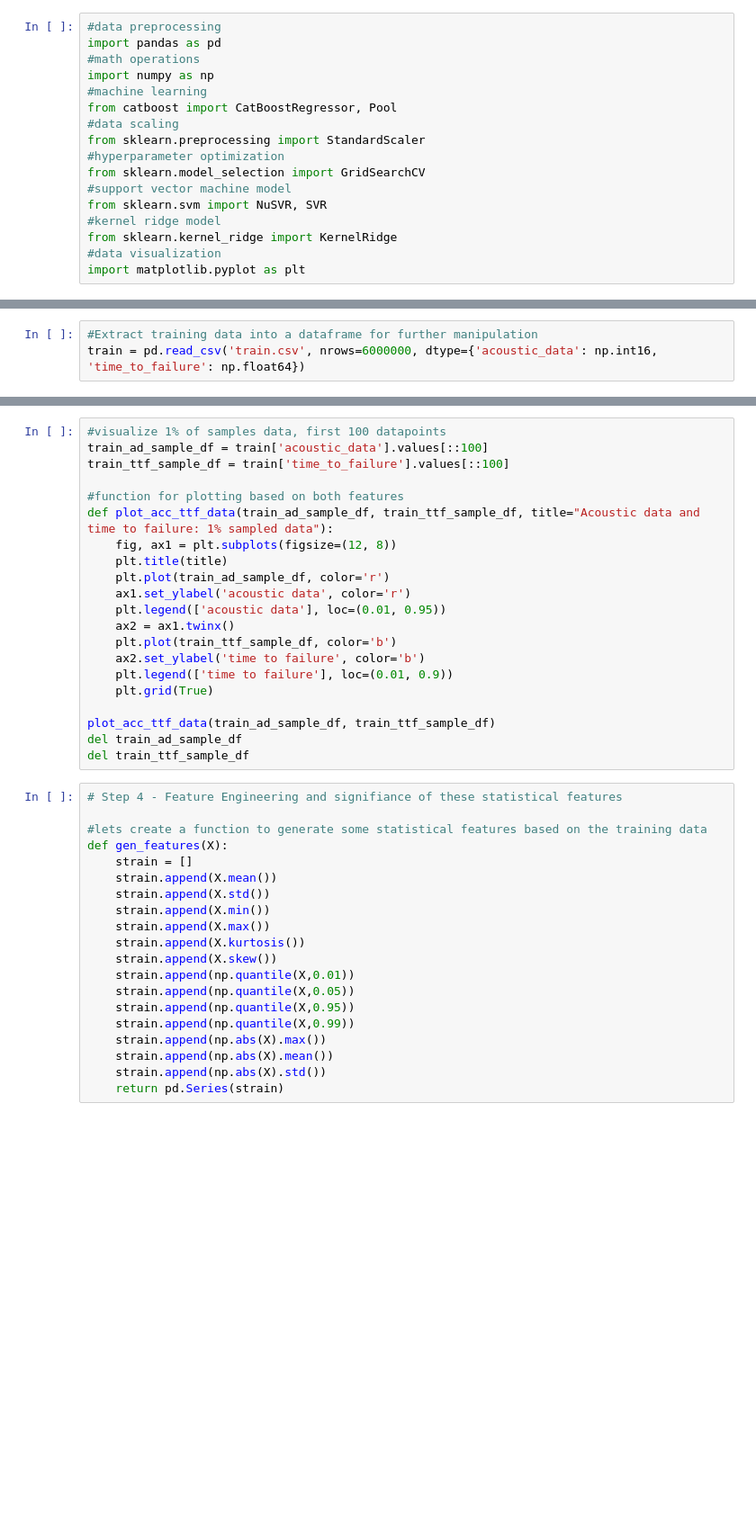
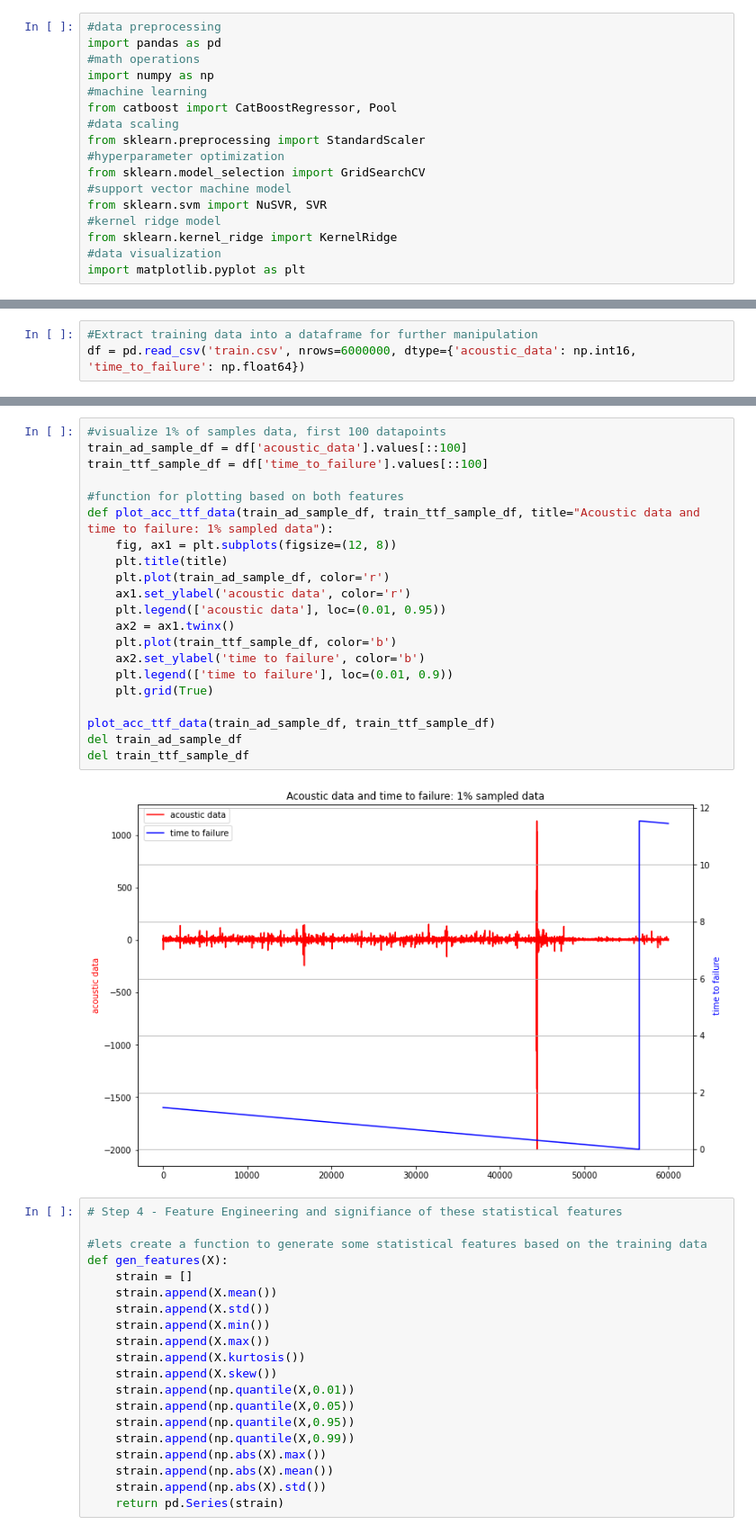
Before and after one commit to ShreyasKadiri/Machine_Learning, a Jupyter notebook: earthquake_prediction.ipynb, the cells around one changed output, grey strips where cells are left out. Shown at 90% size. Saved outputs shown, nothing was run; the diff lists cells and outputs as text; blank space fills up the shorter version.

```diff
--- a/earthquake_prediction.ipynb
+++ b/earthquake_prediction.ipynb
@@ -79,5 +121,5 @@ grid.best_estimator_
 # %%
 #Extract training data into a dataframe for further manipulation
-train = pd.read_csv('train.csv', nrows=6000000, dtype={'acoustic_data': np.int16, 'time_to_failure': np.float64})
+df = pd.read_csv('train.csv', nrows=6000000, dtype={'acoustic_data': np.int16, 'time_to_failure': np.float64})
 # %%
 #print first 10 entries
@@ -85,24 +139,26 @@ train_df.head(10)
 # %%
 #visualize 1% of samples data, first 100 datapoints
-train_ad_sample_df = train['acoustic_data'].values[::100]
-train_ttf_sample_df = train['time_to_failure'].values[::100]
+train_ad_sample_df = df['acoustic_data'].values[::100]
+train_ttf_sample_df = df['time_to_failure'].values[::100]
 
 #function for plotting based on both features
 def plot_acc_ttf_data(train_ad_sample_df, train_ttf_sample_df, title="Acoustic data and time to failure: 1% sampled data"):
     fig, ax1 = plt.subplots(figsize=(12, 8))
     plt.title(title)
     plt.plot(train_ad_sample_df, color='r')
     ax1.set_ylabel('acoustic data', color='r')
     plt.legend(['acoustic data'], loc=(0.01, 0.95))
     ax2 = ax1.twinx()
     plt.plot(train_ttf_sample_df, color='b')
     ax2.set_ylabel('time to failure', color='b')
     plt.legend(['time to failure'], loc=(0.01, 0.9))
     plt.grid(True)
 
 plot_acc_ttf_data(train_ad_sample_df, train_ttf_sample_df)
 del train_ad_sample_df
 del train_ttf_sample_df
+# %% [output]
+[figure, added]
 # %%
 # Step 4 - Feature Engineering and signifiance of these statistical features
 
```
Also changed, not shown: parts of 10 cells of this notebook.
